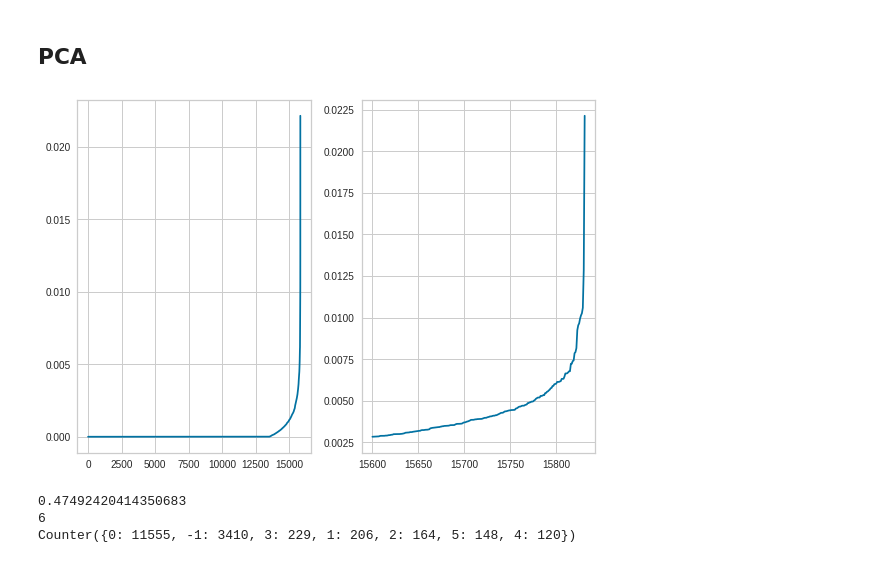
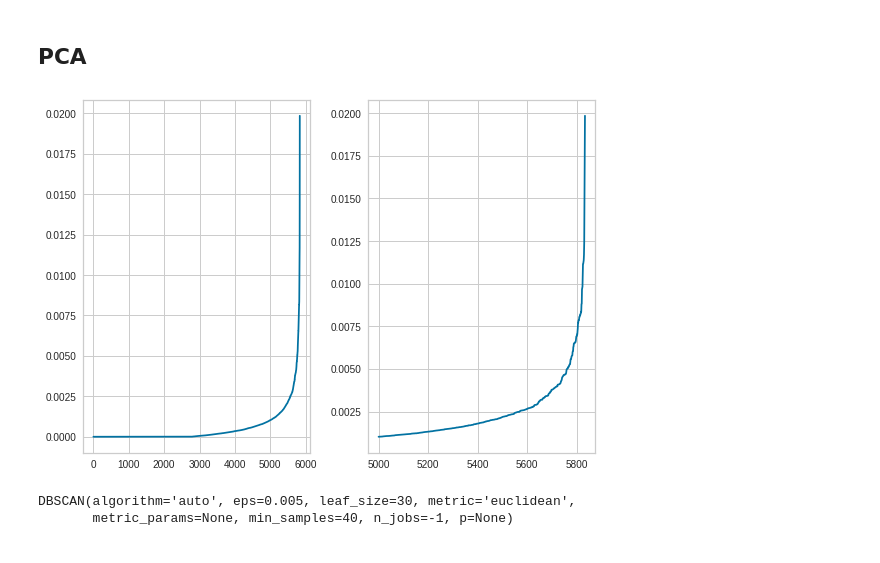
Before and after one commit to TudorAndrei/Practical-Machine-Learning2020, a Jupyter notebook: clustering/Balanced_dataset - TFIDF.ipynb, the cells around one changed output. Cells and saved outputs as stored; diff of their text form; code cells hidden in the pictures.

```diff
--- a/clustering/Balanced_dataset - TFIDF.ipynb
+++ b/clustering/Balanced_dataset - TFIDF.ipynb
@@ -309,23 +309,22 @@ Silhouette Score:        0.05347000062465668
 # %% [markdown]
 ## PCA
 # %%
-# X_tfidf_pca = pca.fit_transform(X_tfidf.todense())
+X_tfidf_pca = pca.fit_transform(X_tfidf.todense())
 X_tfidf_pca_norm = Normalizer().fit_transform(X_tfidf_pca)
 nn_pca = NearestNeighbors(n_jobs=-1).fit(X_tfidf_pca_norm)
 distances_pca, idx = nn_pca.kneighbors(X_tfidf_pca_norm)
 distances_pca = np.sort(distances_pca, axis=0)
 # %%
-plot_distance(distances_pca, 15600, 16000)
+plot_distance(distances_pca, 5000, 6000)
 # %% [output]
-[figure, old version]
+[figure, new version]
 # %%
-eps_tsne = 0.0075
-dbscan_pca = DBSCAN(eps=eps_tsne,min_samples=100, n_jobs=-1)
+eps_tsne = 0.005
+dbscan_pca = DBSCAN(eps=eps_tsne,min_samples=40, n_jobs=-1)
 dbscan_pca.fit(X_tfidf_pca)
 # %% [output]
-0.47492420414350683
-6
-Counter({0: 11555, -1: 3410, 3: 229, 1: 206, 2: 164, 5: 148, 4: 120})
+DBSCAN(algorithm='auto', eps=0.005, leaf_size=30, metric='euclidean',
+       metric_params=None, min_samples=40, n_jobs=-1, p=None)
 # %%
 score_results(X_tfidf_pca,y_labels, dbscan_pca.labels_)
 plot_dbscan(dbscan_pca, X_tfidf_pca)
```
Also changed, not shown: parts of 13 cells of this notebook, 12 other files.
